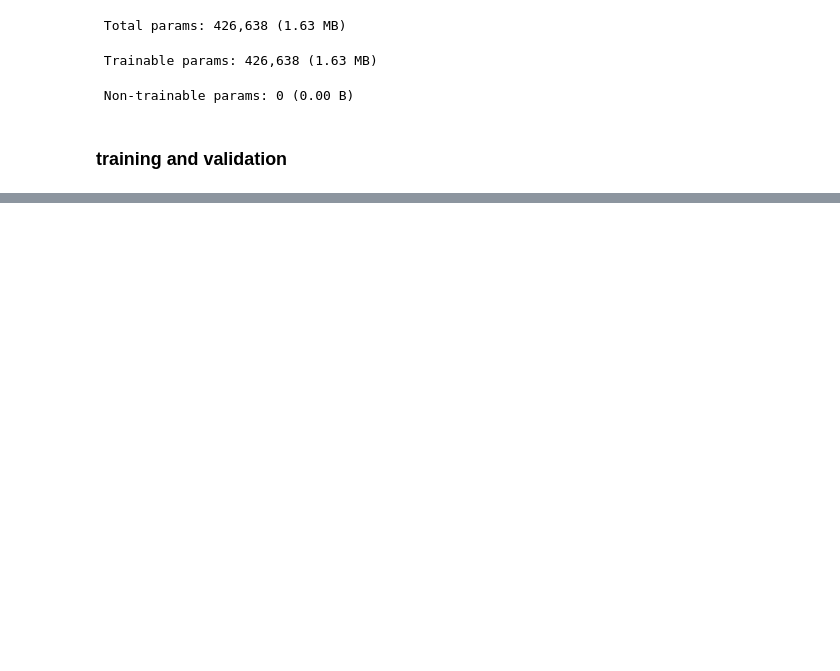
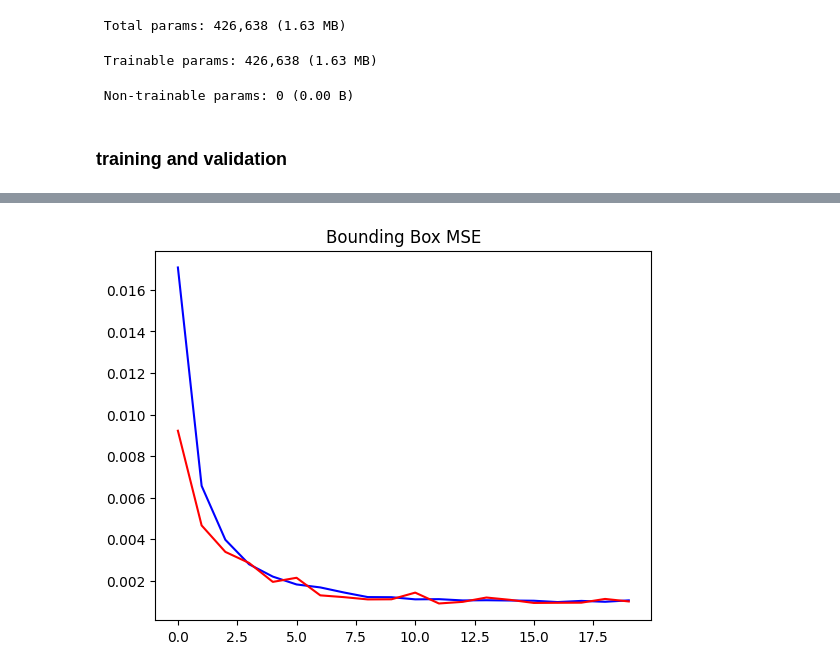
Before and after one commit to CleverFox29/ObjectDetection, a Jupyter notebook: detector.ipynb, the cells around one changed output, grey strips where cells are left out. Saved outputs shown, nothing was run; the diff lists cells and outputs as text; code cells hidden in the pictures; blank space fills up the shorter version.

```diff
--- a/detector.ipynb
+++ b/detector.ipynb
@@ -350,0 +378,4 @@ Epoch 5/20
+# %%
+plot_metrics("bounding_box_mse", "Bounding Box MSE")
+# %% [output]
+[figure, added]
```
Also changed, not shown: parts of 10 cells of this notebook.
